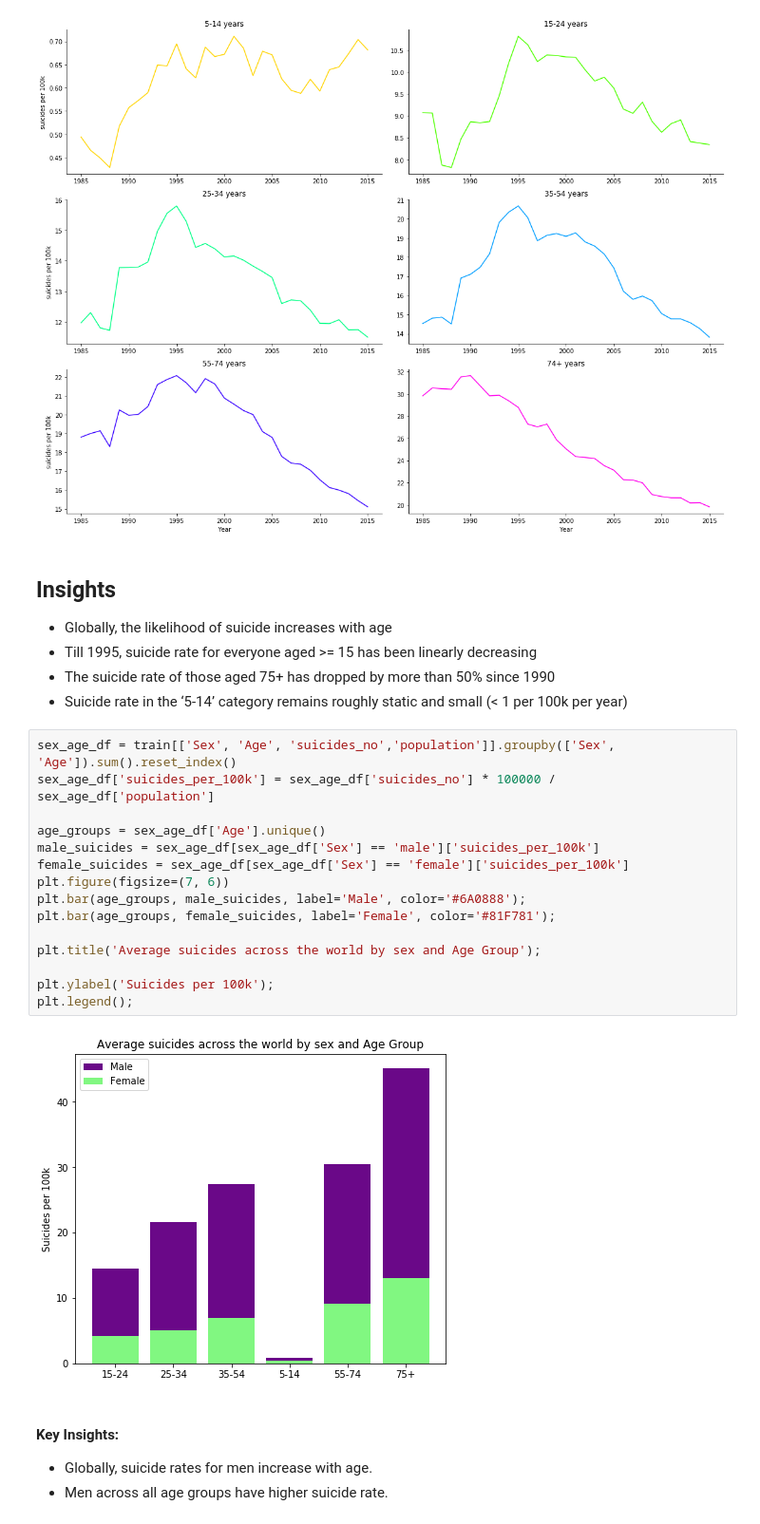
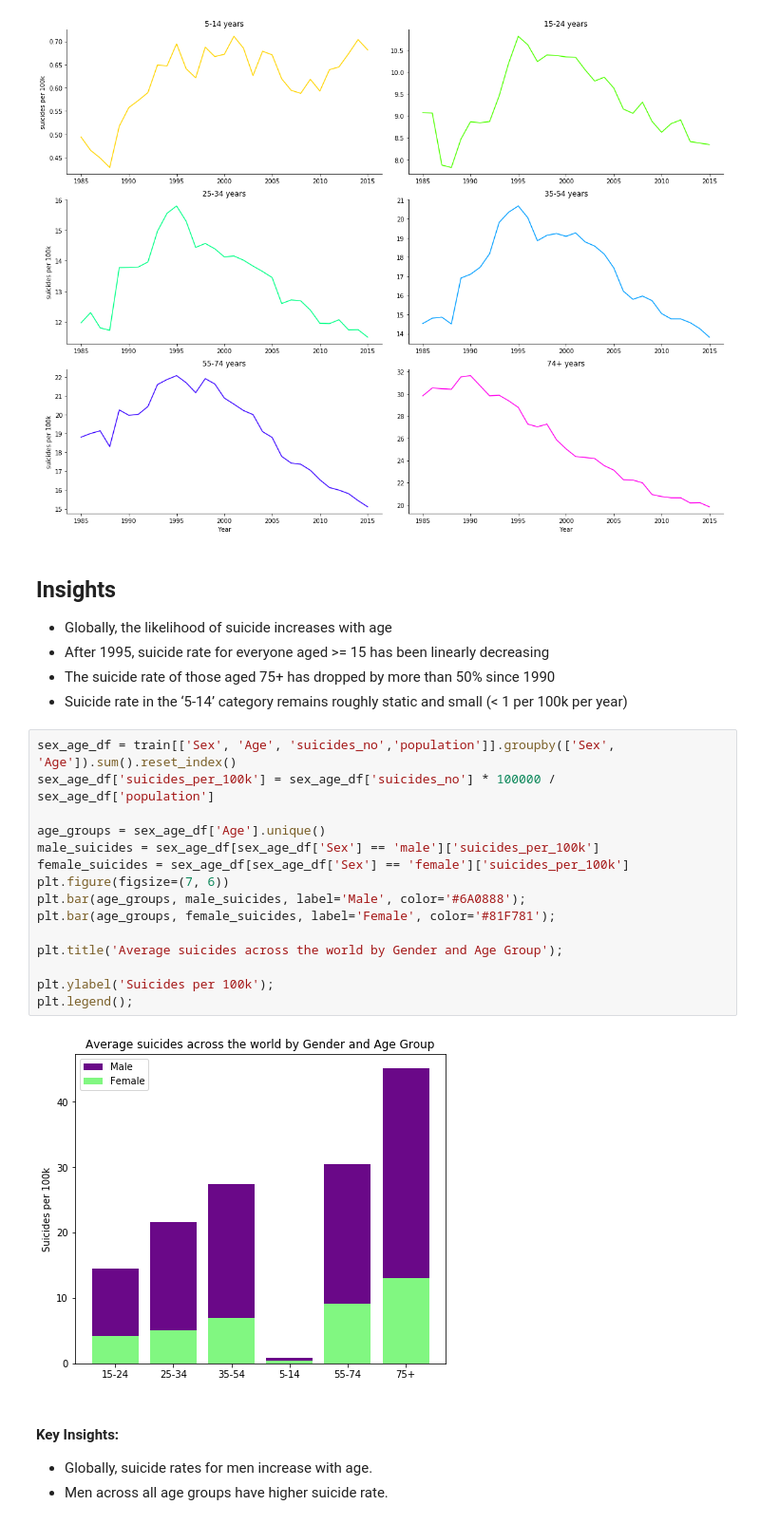
Before and after one commit to vaishali-vcs/DataScienceFoundation_Project, a Jupyter notebook: SuicideDataAnalysis.ipynb, the cells around one changed output. Shown: that part at 95% size. Cells and saved outputs as stored; diff of their text form.

```diff
--- a/SuicideDataAnalysis.ipynb
+++ b/SuicideDataAnalysis.ipynb
@@ -346,26 +345,26 @@ Trends Over Time, by Age
 ## Insights
 
  - Globally, the likelihood of suicide increases with age
- - Till 1995, suicide rate for everyone aged >= 15 has been linearly decreasing
+ - After 1995, suicide rate for everyone aged >= 15 has been linearly decreasing
  - The suicide rate of those aged 75+ has dropped by more than 50% since 1990
  - Suicide rate in the ‘5-14’ category remains roughly static and small (< 1 per 100k per year)
 # %%
 sex_age_df = train[['Sex', 'Age', 'suicides_no','population']].groupby(['Sex', 'Age']).sum().reset_index()
 sex_age_df['suicides_per_100k'] = sex_age_df['suicides_no'] * 100000 / sex_age_df['population']
 
 age_groups = sex_age_df['Age'].unique()
 male_suicides = sex_age_df[sex_age_df['Sex'] == 'male']['suicides_per_100k']
 female_suicides = sex_age_df[sex_age_df['Sex'] == 'female']['suicides_per_100k']
 plt.figure(figsize=(7, 6))
 plt.bar(age_groups, male_suicides, label='Male', color='#6A0888');
 plt.bar(age_groups, female_suicides, label='Female', color='#81F781');
 
-plt.title('Average suicides across the world by sex and Age Group');
+plt.title('Average suicides across the world by Gender and Age Group');
 
 plt.ylabel('Suicides per 100k');
 plt.legend();
 # %% [output]
-[figure, old version]
+[figure, new version]
 # %% [markdown]
 #### Key Insights:
 - Globally, suicide rates for men increase with age.
```
Also changed, not shown: parts of 41 cells of this notebook.
